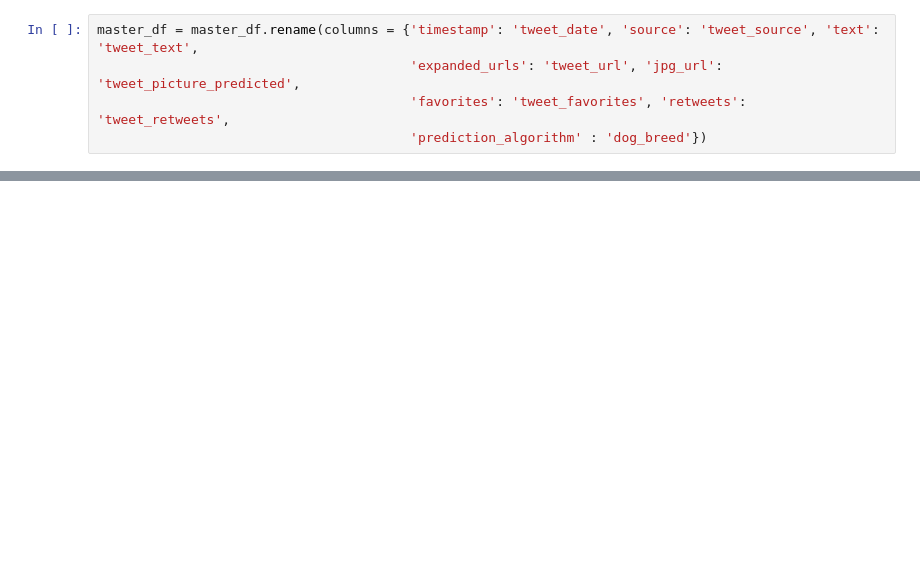
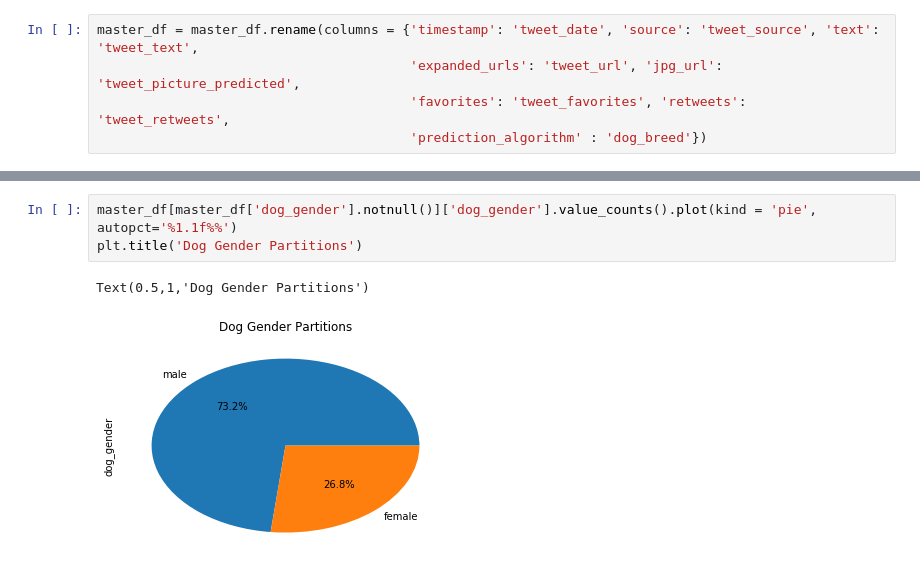
Before and after one commit to gurbani21/Data_Wrangling_TwitterData, a Jupyter notebook: wrangle_act.ipynb, the cells around one changed output, grey strips where cells are left out. Saved outputs shown, nothing was run; the diff lists cells and outputs as text; blank space fills up the shorter version.

```diff
--- a/wrangle_act.ipynb
+++ b/wrangle_act.ipynb
@@ -780,0 +939,6 @@ Name: name, Length: 935, dtype: int64
+# %%
+master_df[master_df['dog_gender'].notnull()]['dog_gender'].value_counts().plot(kind = 'pie', autopct='%1.1f%%')
+plt.title('Dog Gender Partitions')
+# %% [output]
+Text(0.5,1,'Dog Gender Partitions')
+[figure, added]
```
Also changed, not shown: parts of 58 cells of this notebook.
